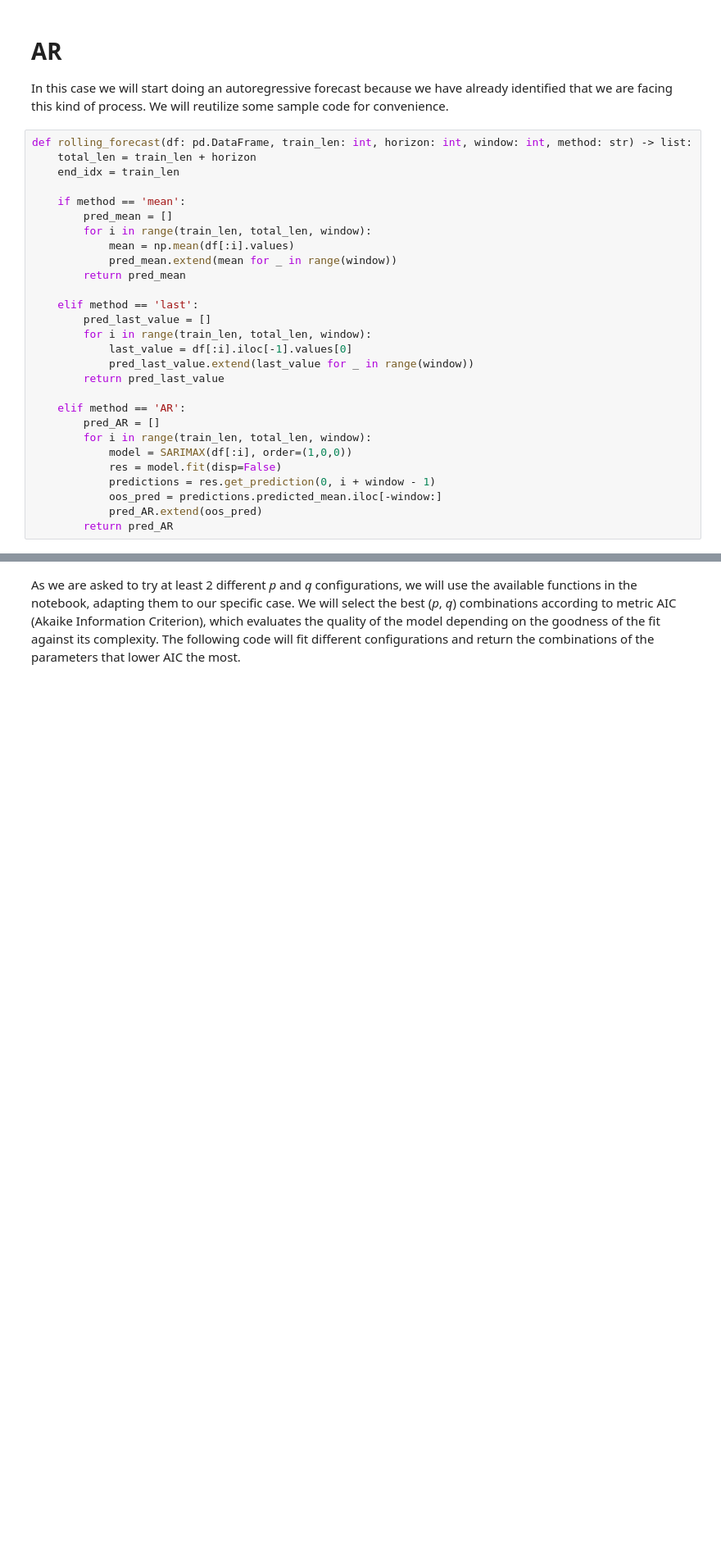
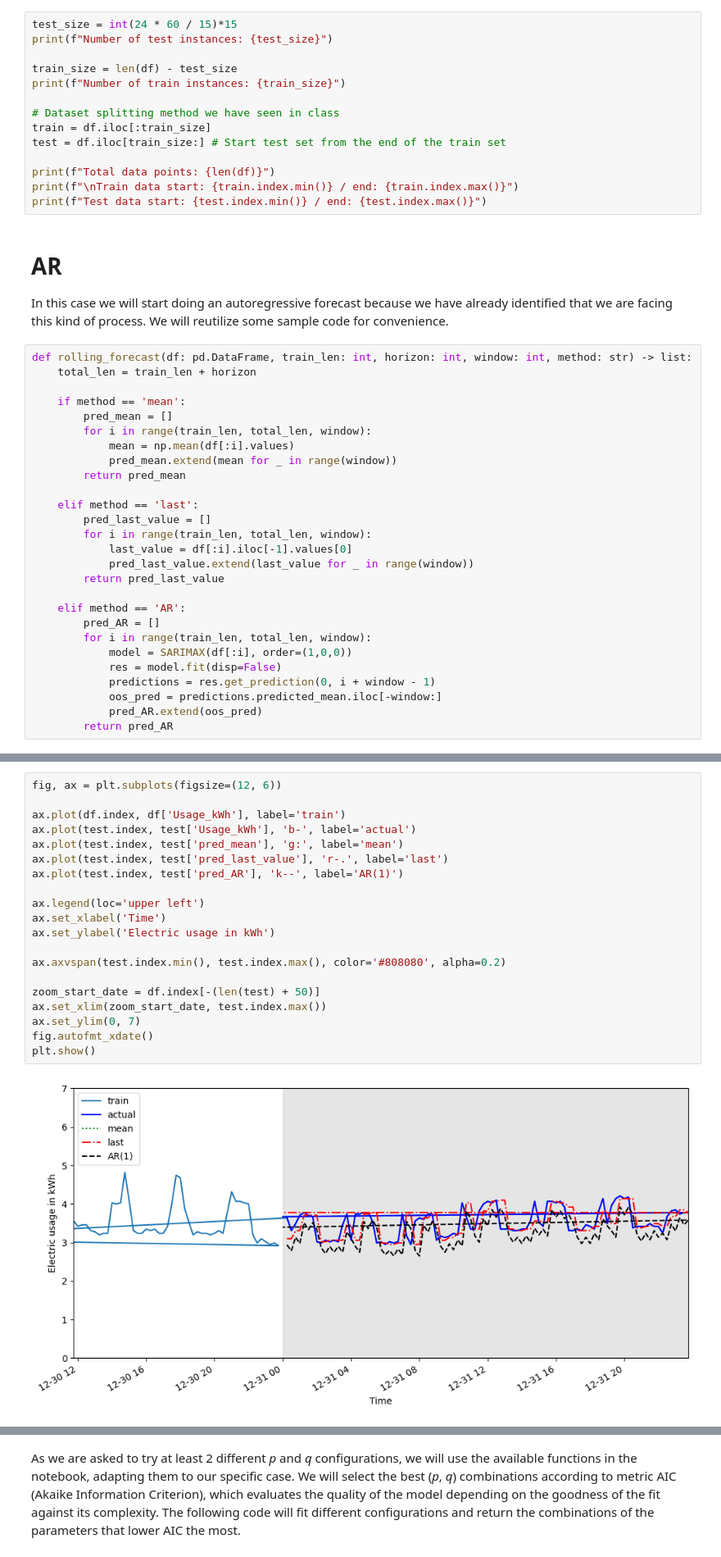
Before and after one commit to DiegoLopezAroca/Multivariate-Time-Series-Forecasting-of-Energy-Consumption-in-the-Steel-Industry, a Jupyter notebook: Advanced_ML_D2_2.ipynb, the cells around one changed output, grey strips where cells are left out. Shown at 82% size. Cells and saved outputs as stored; diff of their text form; blank space fills up the shorter version.

```diff
--- a/Advanced_ML_D2_2.ipynb
+++ b/Advanced_ML_D2_2.ipynb
@@ -266,3 +265,17 @@ As showed in the previous graphs the test set takes a tiny part of the whole tim
+# %%
+test_size = int(24 * 60 / 15)*15
+print(f"Number of test instances: {test_size}")
+
+train_size = len(df) - test_size
+print(f"Number of train instances: {train_size}")
+
+# Dataset splitting method we have seen in class
+train = df.iloc[:train_size]
+test = df.iloc[train_size:] # Start test set from the end of the train set
+
+print(f"Total data points: {len(df)}")
+print(f"\nTrain data start: {train.index.min()} / end: {train.index.max()}")
+print(f"Test data start: {test.index.min()} / end: {test.index.max()}")
 # %% [markdown]
 # AR
 
@@ -270,7 +283,6 @@ In this case we will start doing an autoregressive forecast because we have alre
 # %%
 def rolling_forecast(df: pd.DataFrame, train_len: int, horizon: int, window: int, method: str) -> list:
     total_len = train_len + horizon
-    end_idx = train_len
 
     if method == 'mean':
         pred_mean = []
@@ -310,0 +352,22 @@ NameError: name 'train' is not defined
+# %%
+fig, ax = plt.subplots(figsize=(12, 6))
+
+ax.plot(df.index, df['Usage_kWh'], label='train')
+ax.plot(test.index, test['Usage_kWh'], 'b-', label='actual')
+ax.plot(test.index, test['pred_mean'], 'g:', label='mean')
+ax.plot(test.index, test['pred_last_value'], 'r-.', label='last')
+ax.plot(test.index, test['pred_AR'], 'k--', label='AR(1)')
+
+ax.legend(loc='upper left')
+ax.set_xlabel('Time')
+ax.set_ylabel('Electric usage in kWh')
+
+ax.axvspan(test.index.min(), test.index.max(), color='#808080', alpha=0.2)
+
+zoom_start_date = df.index[-(len(test) + 50)]
+ax.set_xlim(zoom_start_date, test.index.max())
+ax.set_ylim(0, 7)
+fig.autofmt_xdate()
+plt.show()
+# %% [output]
+[figure, added]
```
Also changed, not shown: parts of 9 cells of this notebook.
